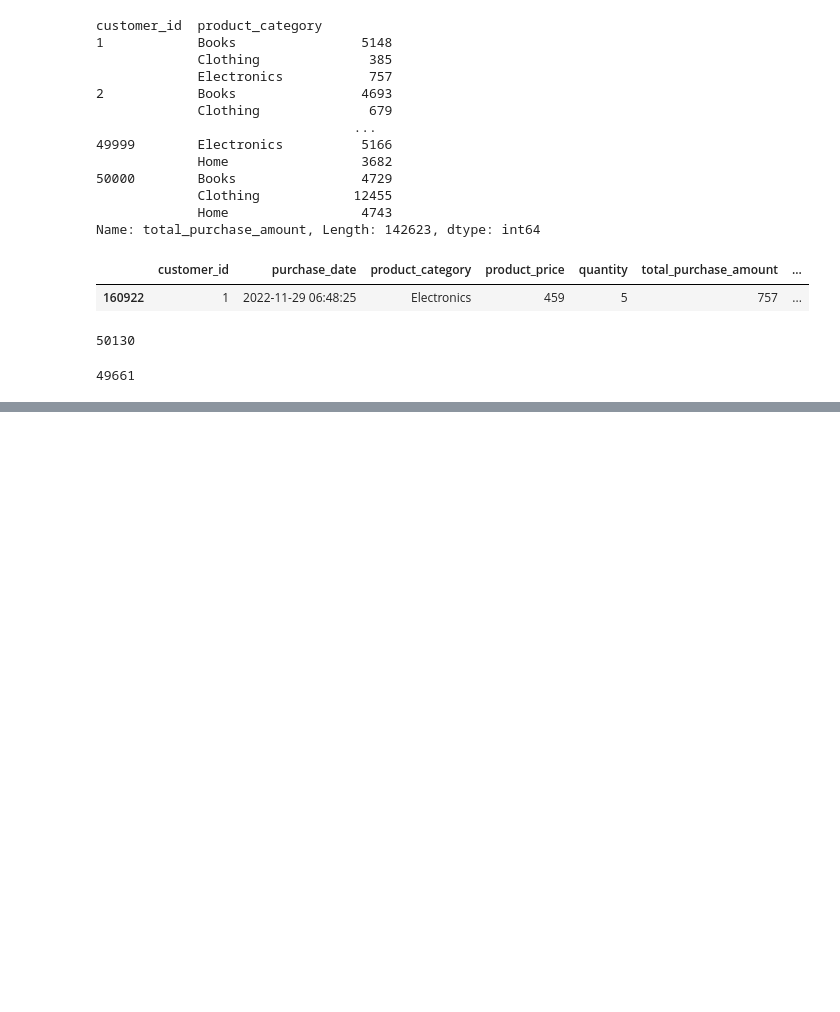
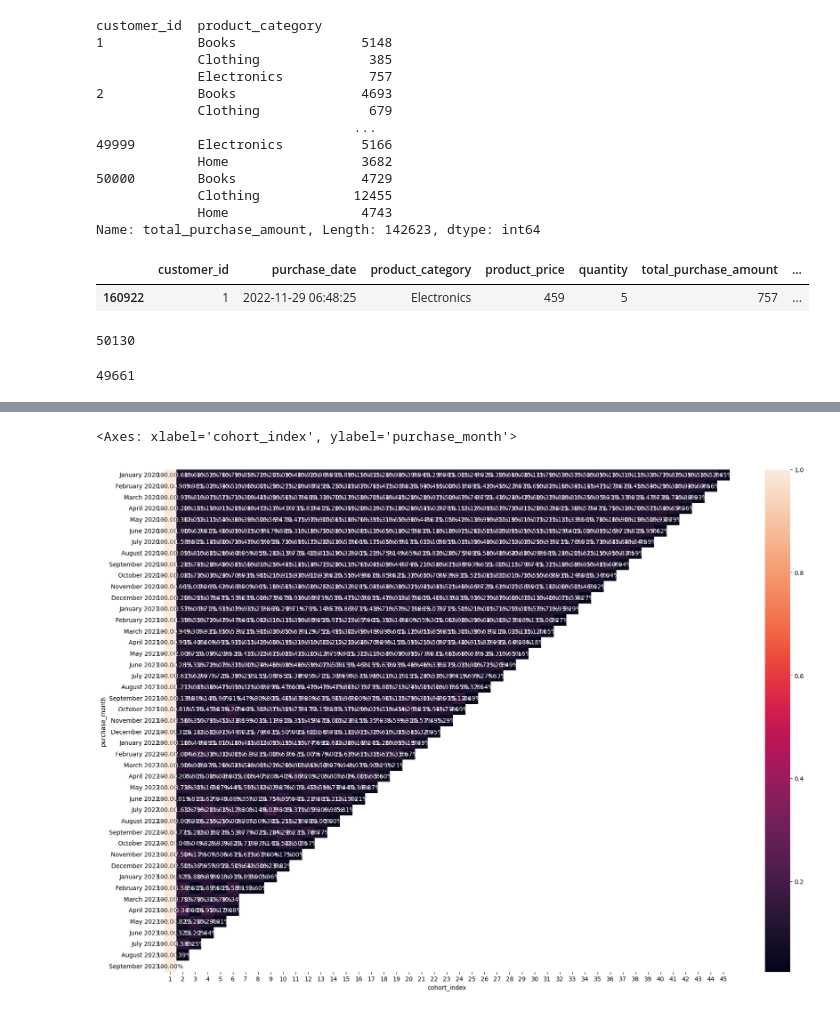
Before and after one commit to HyunsungRyu/e-commerce_cohort, a Jupyter notebook: cohort_frame.ipynb, the cells around one changed output, grey strips where cells are left out. Saved outputs shown, nothing was run; the diff lists cells and outputs as text; code cells hidden in the pictures; blank space fills up the shorter version.

```diff
--- a/cohort_frame.ipynb
+++ b/cohort_frame.ipynb
@@ -131,0 +294,4 @@ len(df['customer_id'].unique())
+# %%
+first = cohort_table.iloc[:, 0]
+axis0_cohort_table = cohort_table.div(first, axis=0)
+axis0_cohort_table
@@ -131,0 +318,6 @@ len(df['customer_id'].unique())
+# %%
+plt.figure(figsize=(21, 15))
+sns.heatmap(axis0_cohort_table, annot=True, fmt='.02%')
+# %% [output]
+<Axes: xlabel='cohort_index', ylabel='purchase_month'>
+[figure, added]
```
Also changed, not shown: parts of 14 cells of this notebook.
